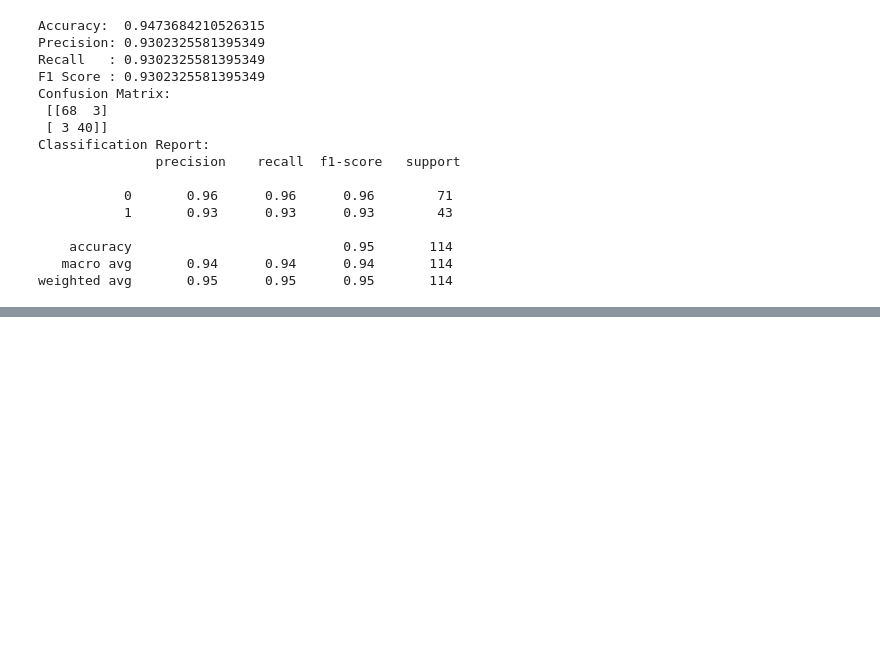
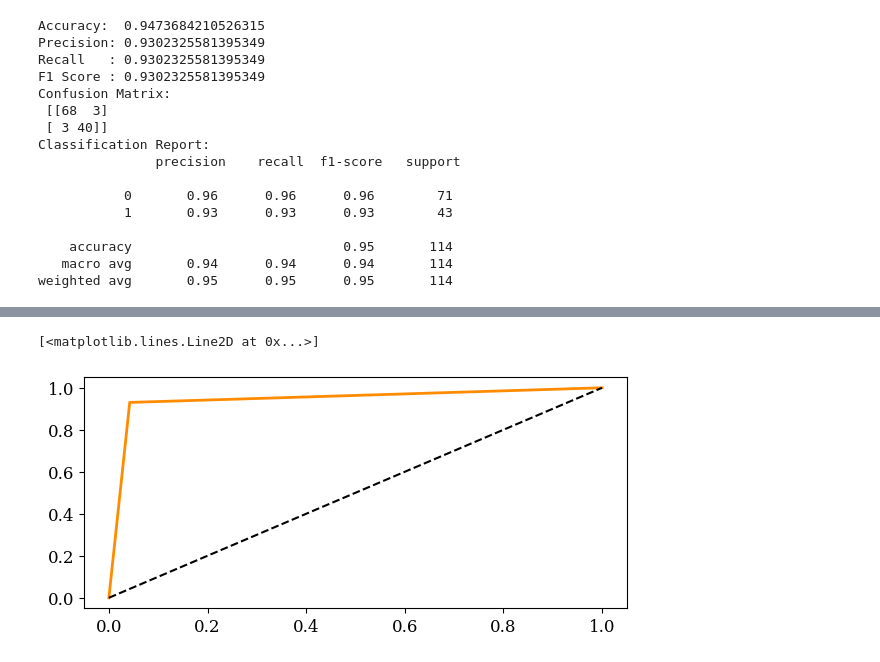
Before and after one commit to halimAhtasham/DeepLearning, a Jupyter notebook: Breast_Cancer_Detection_with_Decision_Tree_Classifier.ipynb, the cells around one changed output, grey strips where cells are left out. Saved outputs shown, nothing was run; the diff lists cells and outputs as text; code cells hidden in the pictures; blank space fills up the shorter version.

```diff
--- a/Breast_Cancer_Detection_with_Decision_Tree_Classifier.ipynb
+++ b/Breast_Cancer_Detection_with_Decision_Tree_Classifier.ipynb
@@ -179,0 +196,15 @@ weighted avg       0.95      0.95      0.95       114
+# %%
+from sklearn.metrics import roc_curve, roc_auc_score
+import matplotlib.pyplot as plt
+
+y_prob = dt.predict_proba(X_test)[:, 1]
+
+fpr, tpr, _ = roc_curve(y_test, y_prob)
+roc_auc = roc_auc_score(y_test, y_prob)
+
+plt.figure(figsize=(7, 3))
+plt.plot(fpr, tpr, color='darkorange', lw=2, label='ROC curve (area = %0.2f)' % roc_auc)
+plt.plot([0,1], [0,1], 'k--')
+# %% [output]
+[<matplotlib.lines.Line2D at 0x...>]
+[figure, added]
```
Also changed, not shown: parts of 2 cells of this notebook.
